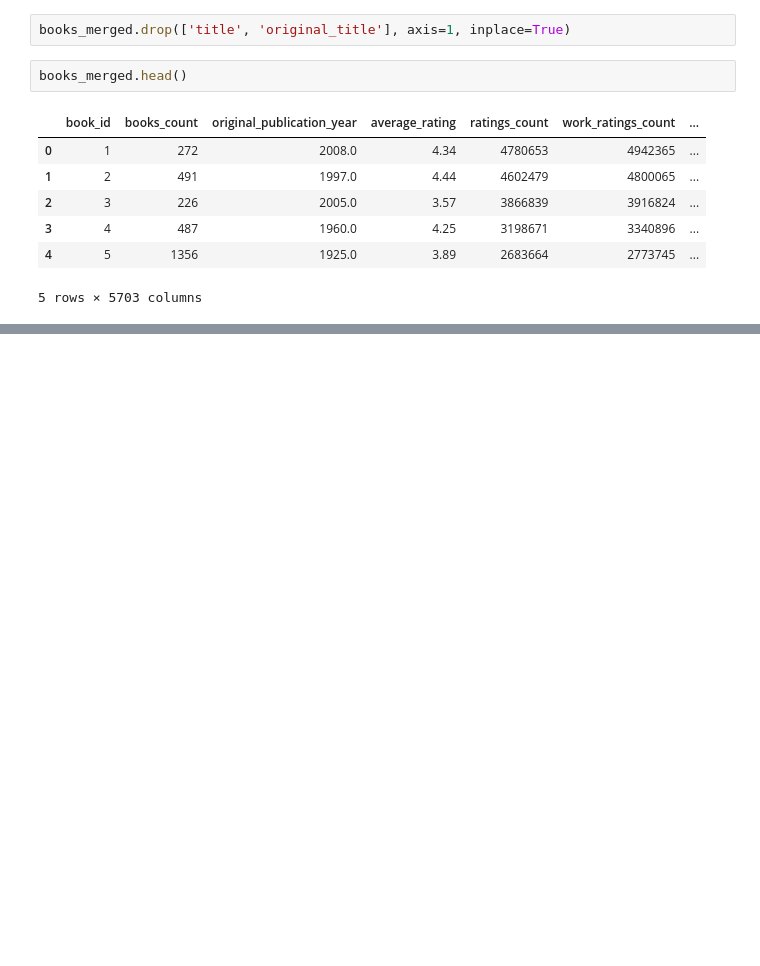
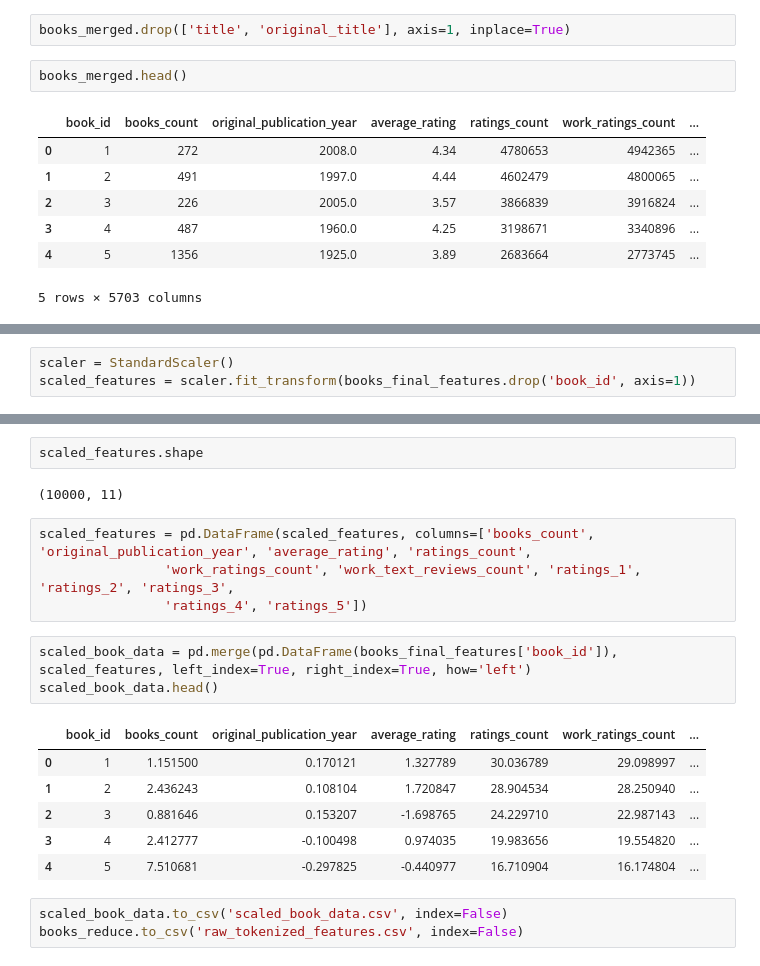
Before and after one commit to manoj0237/DeeplearningandAI-finalproject, a Jupyter notebook: Data_EDA.ipynb, the cells around one changed output, grey strips where cells are left out. Cells and saved outputs as stored; diff of their text form; blank space fills up the shorter version.

```diff
--- a/Data_EDA.ipynb
+++ b/Data_EDA.ipynb
@@ -289,0 +338,3 @@ books_merged.head()
+# %%
+scaler = StandardScaler()
+scaled_features = scaler.fit_transform(books_final_features.drop('book_id', axis=1))
@@ -289,0 +357,21 @@ books_merged.head()
+# %%
+scaled_features.shape
+# %% [output]
+(10000, 11)
+# %%
+scaled_features = pd.DataFrame(scaled_features, columns=['books_count', 'original_publication_year', 'average_rating', 'ratings_count',
+                'work_ratings_count', 'work_text_reviews_count', 'ratings_1', 'ratings_2', 'ratings_3',
+                'ratings_4', 'ratings_5'])
+# %%
+scaled_book_data = pd.merge(pd.DataFrame(books_final_features['book_id']), scaled_features, left_index=True, right_index=True, how='left')
+scaled_book_data.head()
+# %% [output]
+|  | book_id | books_count | original_publication_year | average_rating | ratings_count | work_ratings_count | ... |
+| 0 | 1 | 1.151500 | 0.170121 | 1.327789 | 30.036789 | 29.098997 | ... |
+| 1 | 2 | 2.436243 | 0.108104 | 1.720847 | 28.904534 | 28.250940 | ... |
+| 2 | 3 | 0.881646 | 0.153207 | -1.698765 | 24.229710 | 22.987143 | ... |
+| 3 | 4 | 2.412777 | -0.100498 | 0.974035 | 19.983656 | 19.554820 | ... |
+| 4 | 5 | 7.510681 | -0.297825 | -0.440977 | 16.710904 | 16.174804 | ... |
+# %%
+scaled_book_data.to_csv('scaled_book_data.csv', index=False)
+books_reduce.to_csv('raw_tokenized_features.csv', index=False)
```
Also changed, not shown: parts of 25 cells of this notebook, 9 other files.
